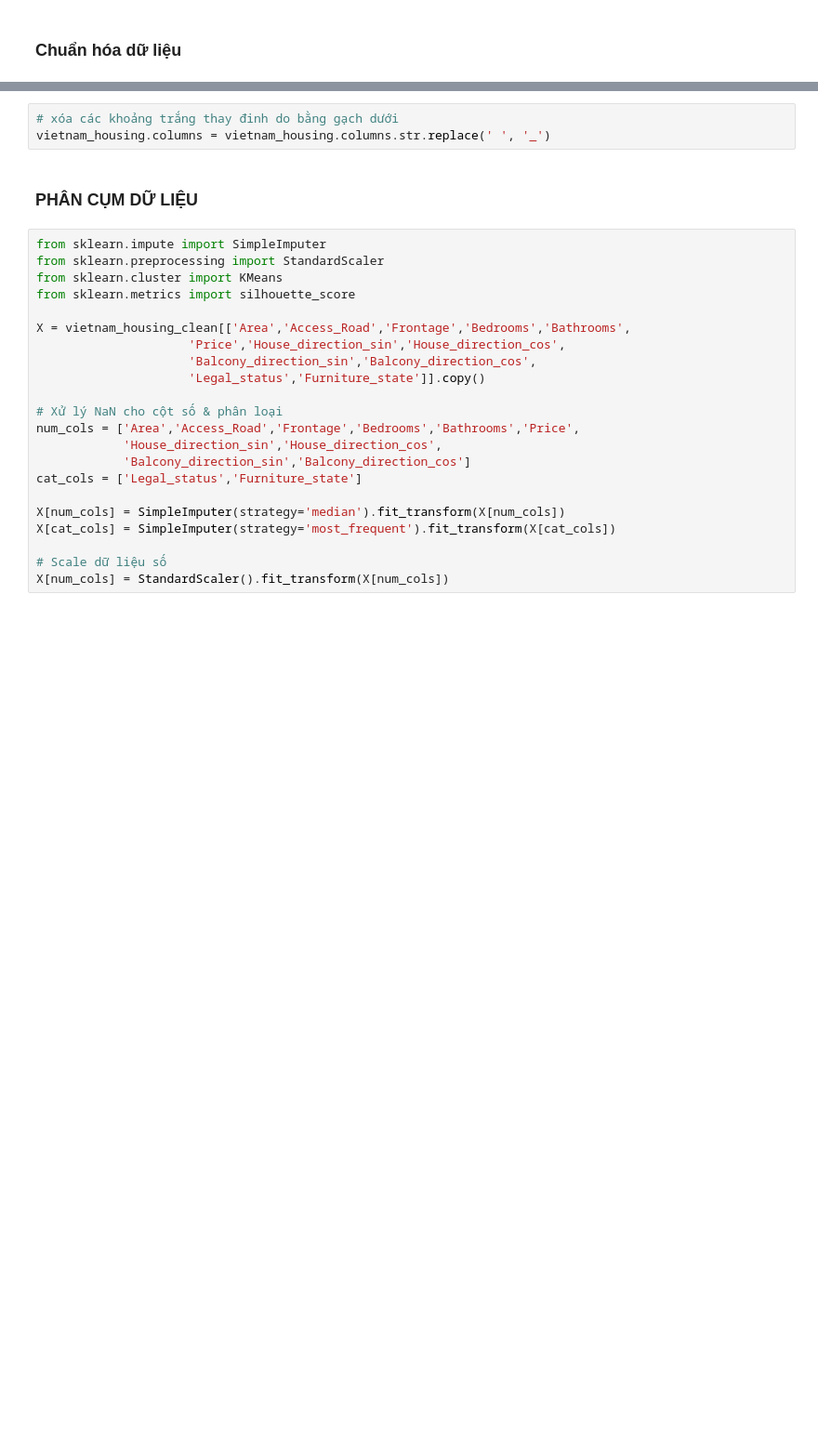
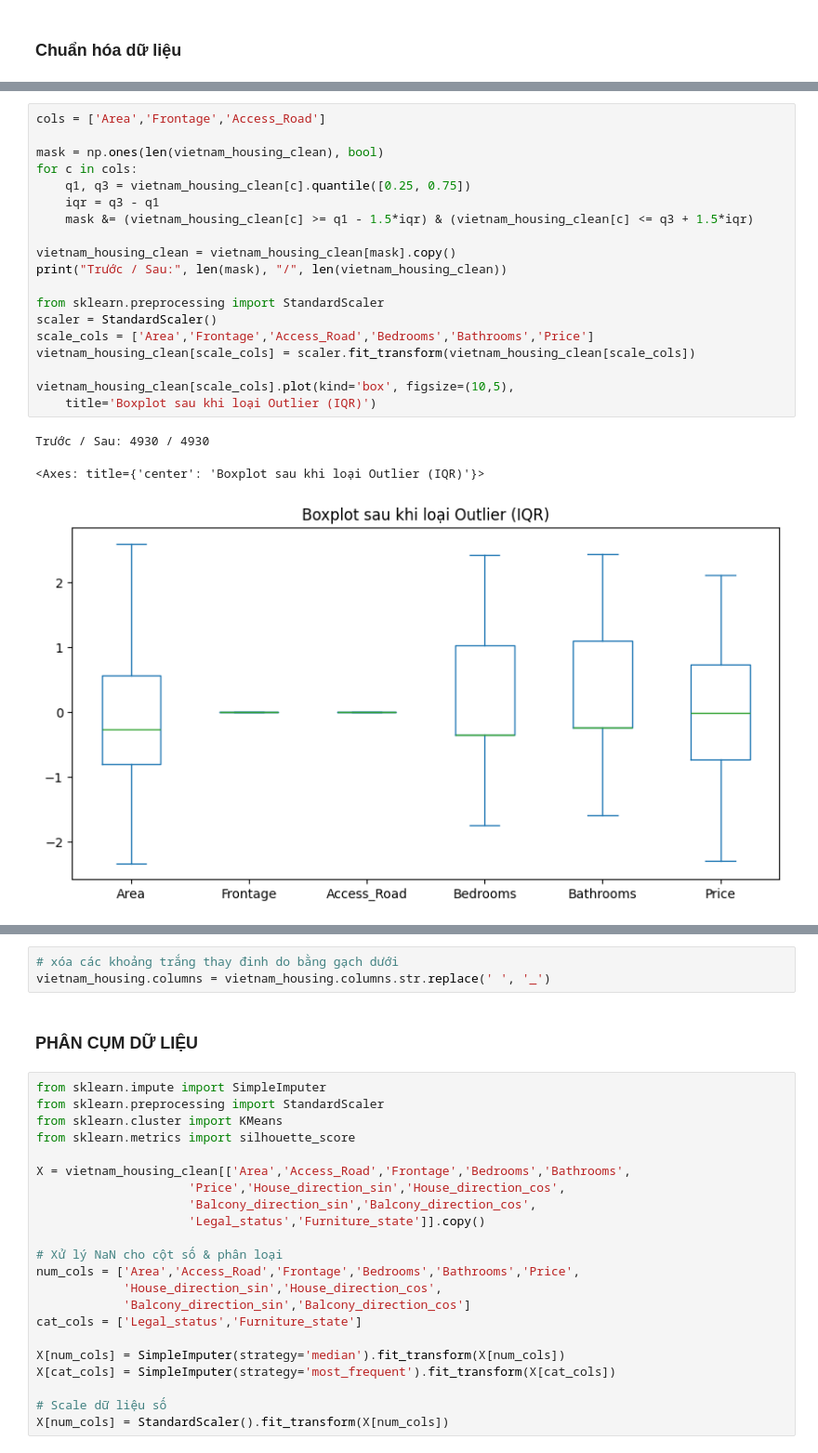
Before and after one commit to Project-cu-i-k/final_project_group4, a Jupyter notebook: python_project.ipynb, the cells around one changed output, grey strips where cells are left out. Shown at 93% size. Cells and saved outputs as stored; diff of their text form; blank space fills up the shorter version.

```diff
--- a/python_project.ipynb
+++ b/python_project.ipynb
@@ -183,0 +283,23 @@ dtype: float64
+# %%
+cols = ['Area','Frontage','Access_Road']
+
+mask = np.ones(len(vietnam_housing_clean), bool)
+for c in cols:
+    q1, q3 = vietnam_housing_clean[c].quantile([0.25, 0.75])
+    iqr = q3 - q1
+    mask &= (vietnam_housing_clean[c] >= q1 - 1.5*iqr) & (vietnam_housing_clean[c] <= q3 + 1.5*iqr)
+
+vietnam_housing_clean = vietnam_housing_clean[mask].copy()
+print("Trước / Sau:", len(mask), "/", len(vietnam_housing_clean))
+
+from sklearn.preprocessing import StandardScaler
+scaler = StandardScaler()
+scale_cols = ['Area','Frontage','Access_Road','Bedrooms','Bathrooms','Price']
+vietnam_housing_clean[scale_cols] = scaler.fit_transform(vietnam_housing_clean[scale_cols])
+
+vietnam_housing_clean[scale_cols].plot(kind='box', figsize=(10,5),
+    title='Boxplot sau khi loại Outlier (IQR)')
+# %% [output]
+Trước / Sau: 4930 / 4930
+<Axes: title={'center': 'Boxplot sau khi loại Outlier (IQR)'}>
+[figure, added]
```
Also changed, not shown: parts of 34 cells of this notebook, 4 other files.
